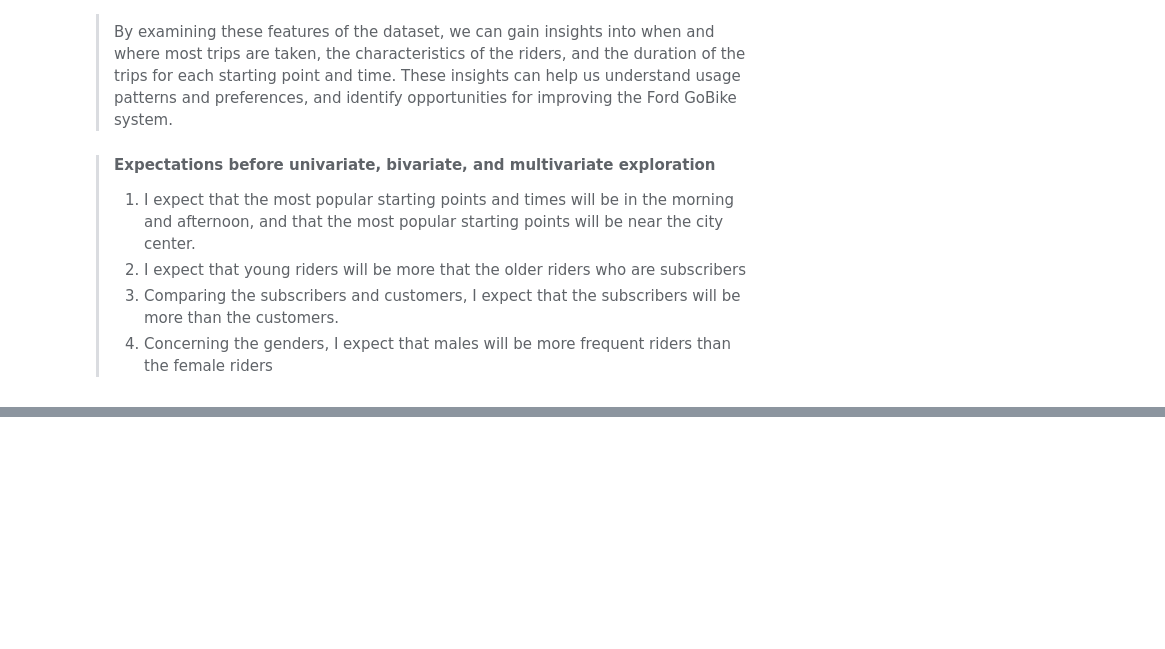
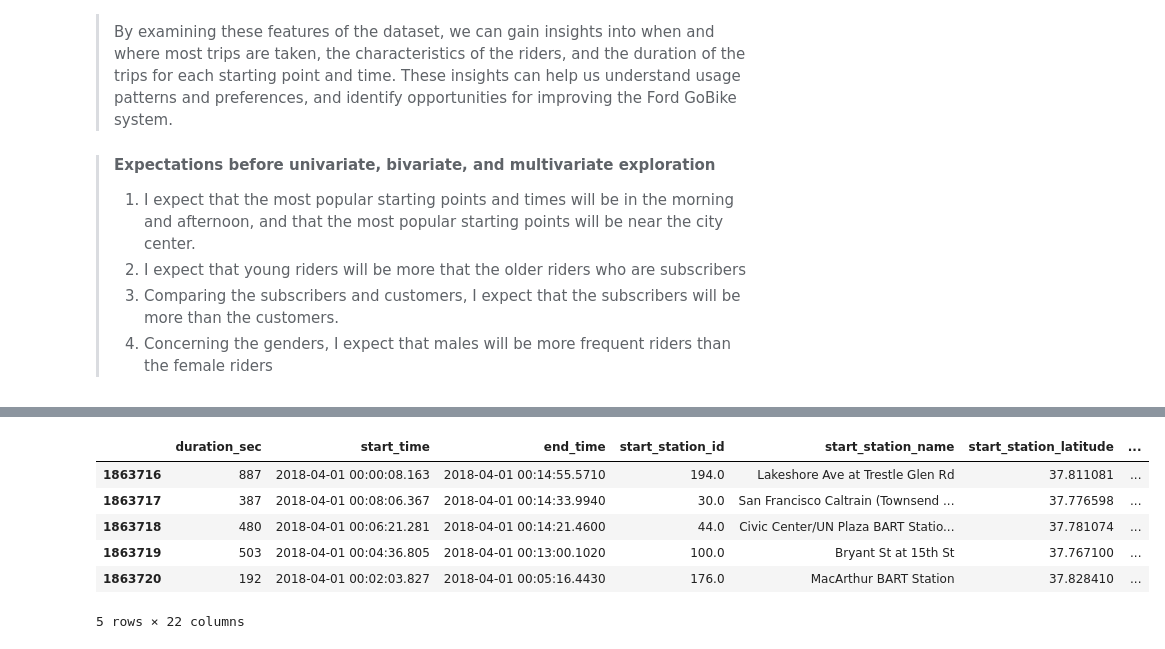
Before and after one commit to kisyular/data-visualization-project, a Jupyter notebook: Part_I_exploration.ipynb, the cells around one changed output, grey strips where cells are left out. Drawn from its saved outputs; the diff is of its cells as text; code cells hidden in the pictures; blank space fills up the shorter version.

```diff
--- a/Part_I_exploration.ipynb
+++ b/Part_I_exploration.ipynb
@@ -375,0 +391,11 @@ combined_bike_data.describe()
+# %%
+# Lets see the last 10 columns
+combined_bike_data.tail(5)
+# %% [output]
+|  | duration_sec | start_time | end_time | start_station_id | start_station_name | start_station_latitude | ... |
+| 1863716 | 887 | 2018-04-01 00:00:08.163 | 2018-04-01 00:14:55.5710 | 194.0 | Lakeshore Ave at Trestle Glen Rd | 37.811081 | ... |
+| 1863717 | 387 | 2018-04-01 00:08:06.367 | 2018-04-01 00:14:33.9940 | 30.0 | San Francisco Caltrain (Townsend ... | 37.776598 | ... |
+| 1863718 | 480 | 2018-04-01 00:06:21.281 | 2018-04-01 00:14:21.4600 | 44.0 | Civic Center/UN Plaza BART Statio... | 37.781074 | ... |
+| 1863719 | 503 | 2018-04-01 00:04:36.805 | 2018-04-01 00:13:00.1020 | 100.0 | Bryant St at 15th St | 37.767100 | ... |
+| 1863720 | 192 | 2018-04-01 00:02:03.827 | 2018-04-01 00:05:16.4430 | 176.0 | MacArthur BART Station | 37.828410 | ... |
+5 rows × 22 columns
```
Also changed, not shown: parts of 8 cells of this notebook.
